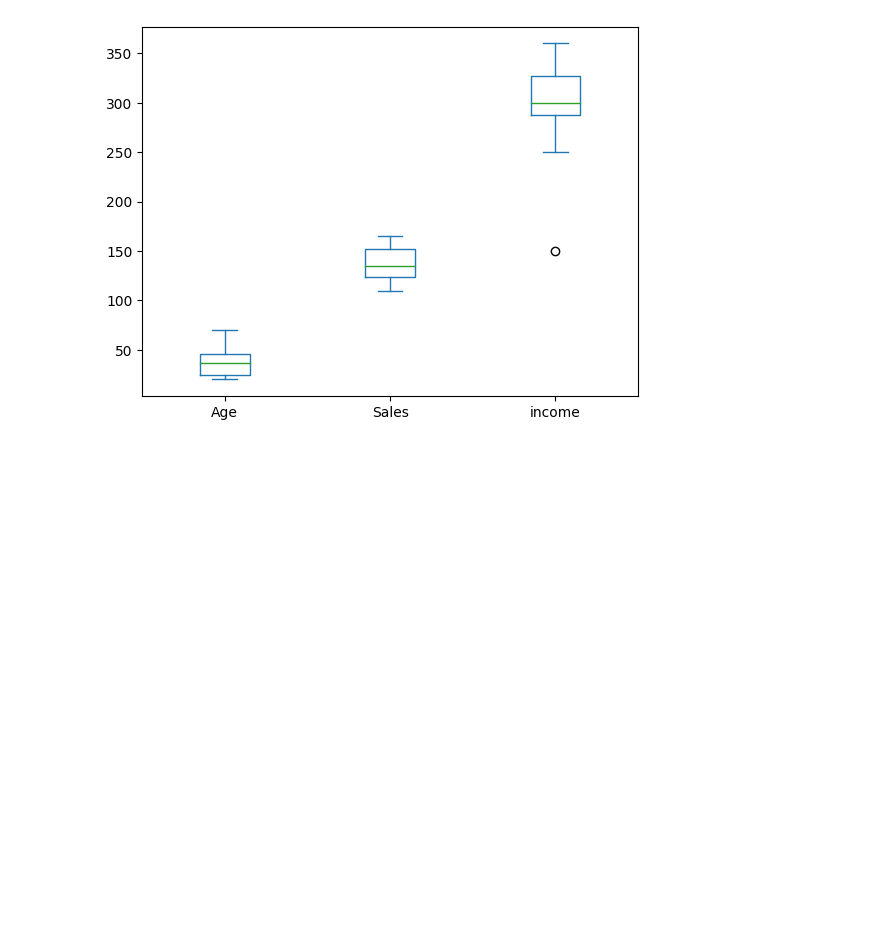
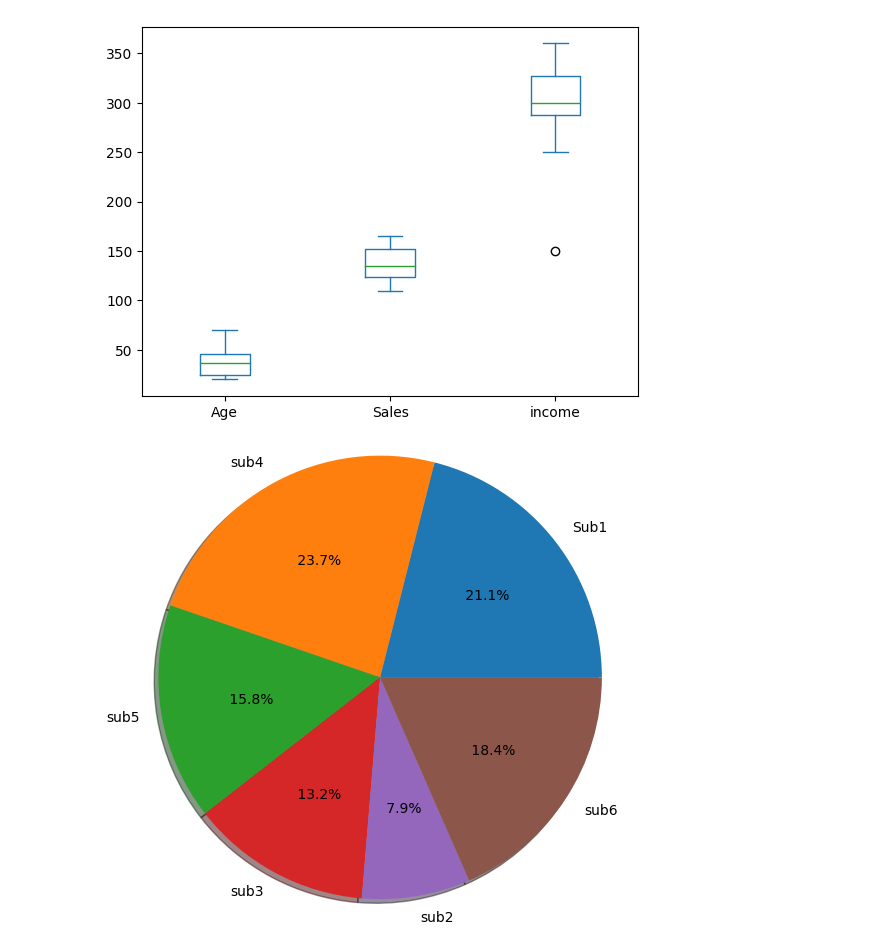
Before and after one commit to keonicsx/Code_Storage, a Jupyter notebook: Module3.ipynb, the cells around one changed output. Drawn from its saved outputs; the diff is of its cells as text; code cells hidden in the pictures; blank space fills up the shorter version.

```diff
--- a/Module3.ipynb
+++ b/Module3.ipynb
@@ -108,3 +112,13 @@ dataframe.plot.box()
 plt.show()
 # %% [output]
 [figure]
+# %%
+import pandas
+import matplotlib.pyplot as plt
+
+data =[80,90,60,50,30,70]
+
+plt.pie(data,labels={'Sub1','sub2','sub3','sub4','sub5','sub6'},autopct='% 1.1f%%',radius=1.5, shadow=True)
+plt.show()
+# %% [output]
+[figure, added]
```
Also changed, not shown: parts of 6 cells of this notebook, 1 other file.
